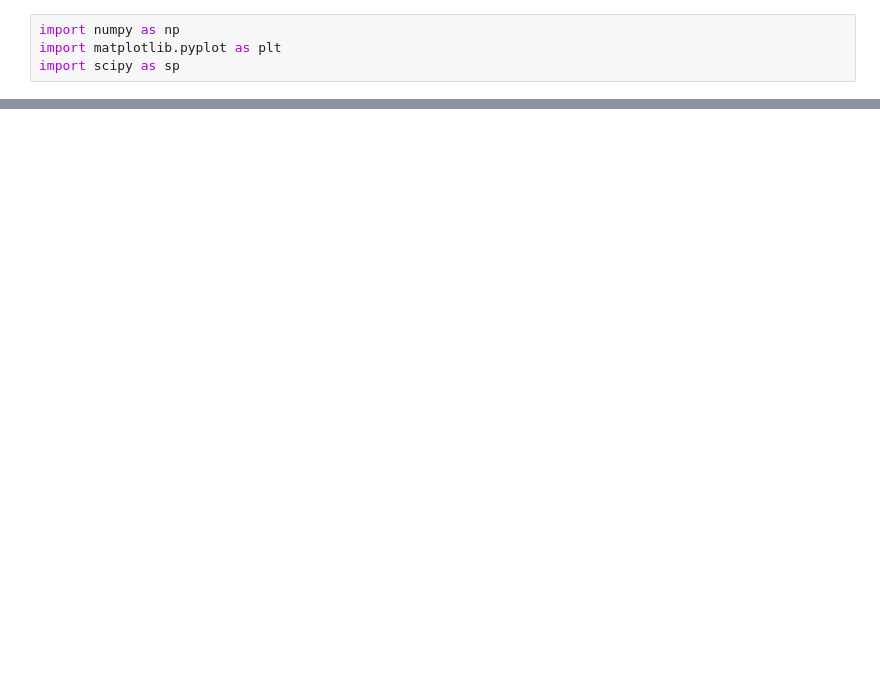
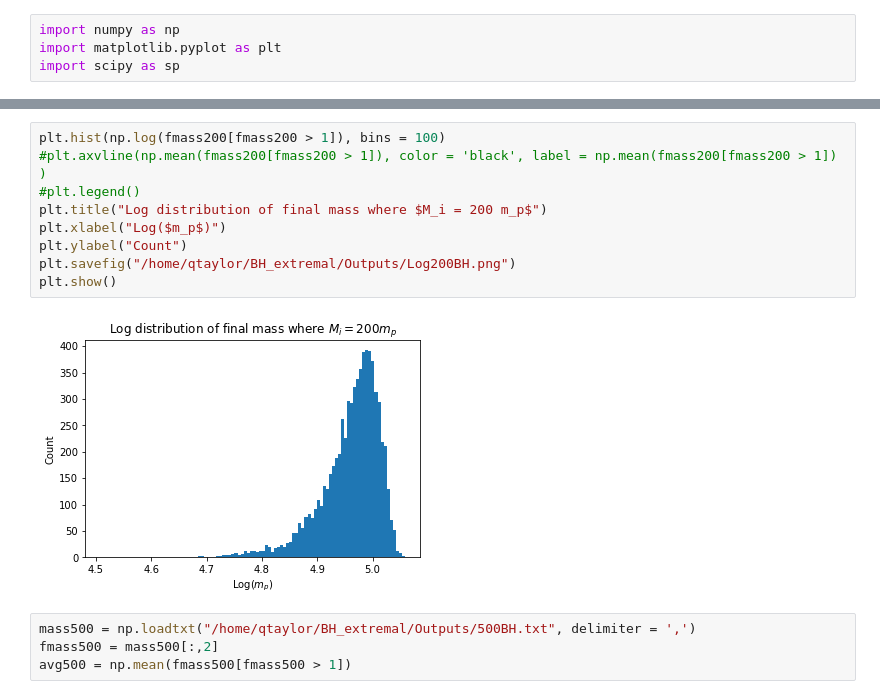
Before and after one commit to qtaylorphys/BH_Extremal, a Jupyter notebook: Analysis.ipynb, the cells around one changed output, grey strips where cells are left out. Saved outputs shown, nothing was run; the diff lists cells and outputs as text; blank space fills up the shorter version.

```diff
--- a/Analysis.ipynb
+++ b/Analysis.ipynb
@@ -9,0 +20,15 @@ OSError: home/qtaylor/BH_Extremal/Data_Files/200BH.txt not found.
+# %%
+plt.hist(np.log(fmass200[fmass200 > 1]), bins = 100)
+#plt.axvline(np.mean(fmass200[fmass200 > 1]), color = 'black', label = np.mean(fmass200[fmass200 > 1]) )
+#plt.legend()
+plt.title("Log distribution of final mass where $M_i = 200 m_p$")
+plt.xlabel("Log($m_p$)")
+plt.ylabel("Count")
+plt.savefig("/home/qtaylor/BH_extremal/Outputs/Log200BH.png")
+plt.show()
+# %% [output]
+[figure, added]
+# %%
+mass500 = np.loadtxt("/home/qtaylor/BH_extremal/Outputs/500BH.txt", delimiter = ',')
+fmass500 = mass500[:,2]
+avg500 = np.mean(fmass500[fmass500 > 1])
```
Also changed, not shown: parts of 8 cells of this notebook, 1 other file.
